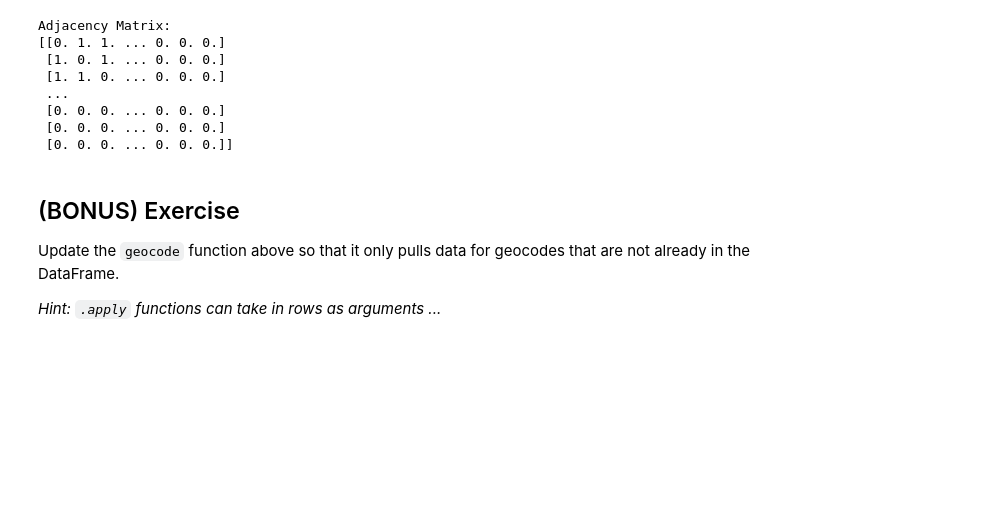
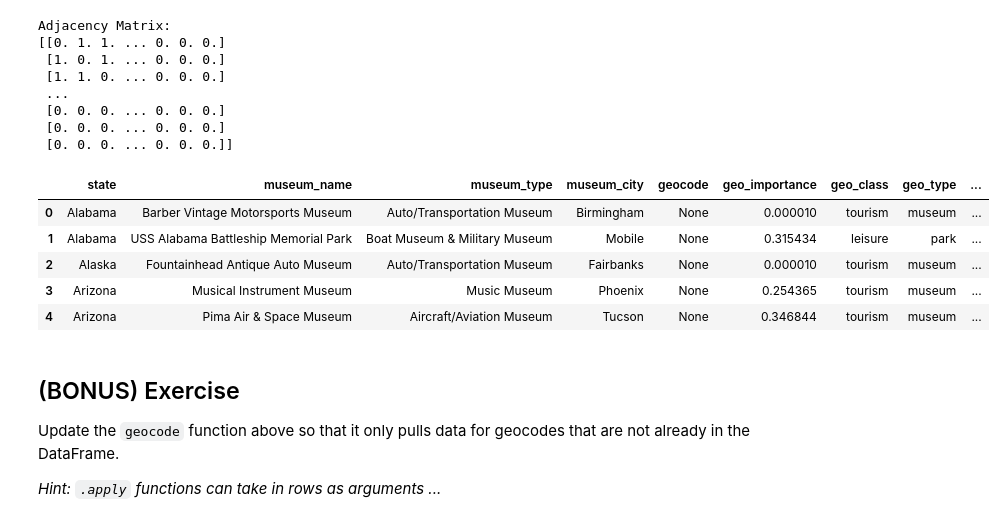
Before and after one commit to Varsha5502/Gitstuff, a Jupyter notebook: Lab 6/lab_06-1.ipynb, the cells around one changed output. Drawn from its saved outputs; the diff is of its cells as text; code cells hidden in the pictures; blank space fills up the shorter version.

```diff
--- a/Lab 6/lab_06-1.ipynb
+++ b/Lab 6/lab_06-1.ipynb
@@ -708,6 +715,15 @@ Adjacency Matrix:
  [0. 0. 0. ... 0. 0. 0.]
  [0. 0. 0. ... 0. 0. 0.]
  [0. 0. 0. ... 0. 0. 0.]]
+# %%
+df_museums.head()
+# %% [output]
+|  | state | museum_name | museum_type | museum_city | geocode | geo_importance | geo_class | geo_type | ... |
+| 0 | Alabama | Barber Vintage Motorsports Museum | Auto/Transportation Museum | Birmingham | None | 0.000010 | tourism | museum | ... |
+| 1 | Alabama | USS Alabama Battleship Memorial Park | Boat Museum & Military Museum | Mobile | None | 0.315434 | leisure | park | ... |
+| 2 | Alaska | Fountainhead Antique Auto Museum | Auto/Transportation Museum | Fairbanks | None | 0.000010 | tourism | museum | ... |
+| 3 | Arizona | Musical Instrument Museum | Music Museum | Phoenix | None | 0.254365 | tourism | museum | ... |
+| 4 | Arizona | Pima Air & Space Museum | Aircraft/Aviation Museum | Tucson | None | 0.346844 | tourism | museum | ... |
 # %% [markdown]
 ## (BONUS) Exercise
 
```
Also changed, not shown: parts of 6 cells of this notebook.
